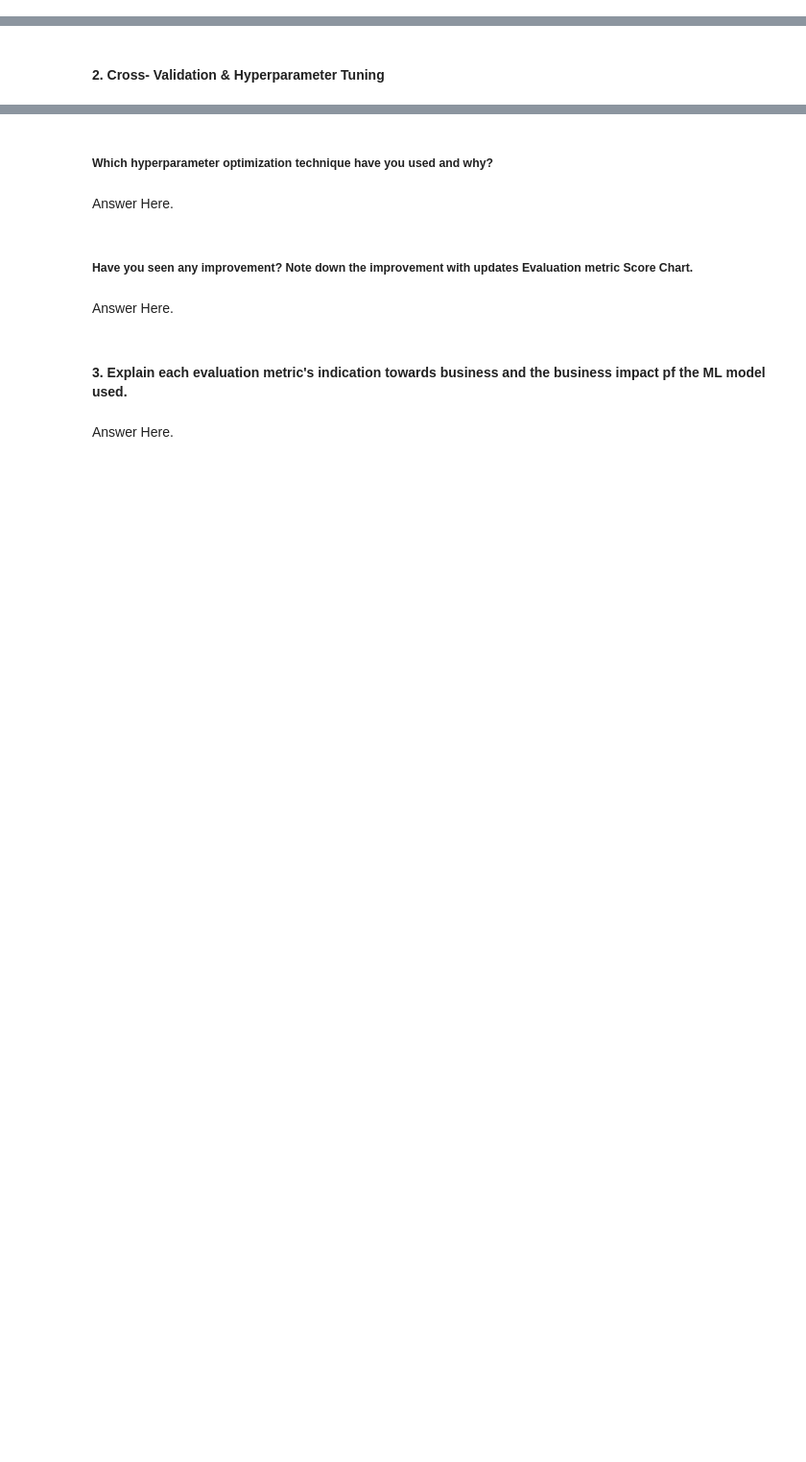
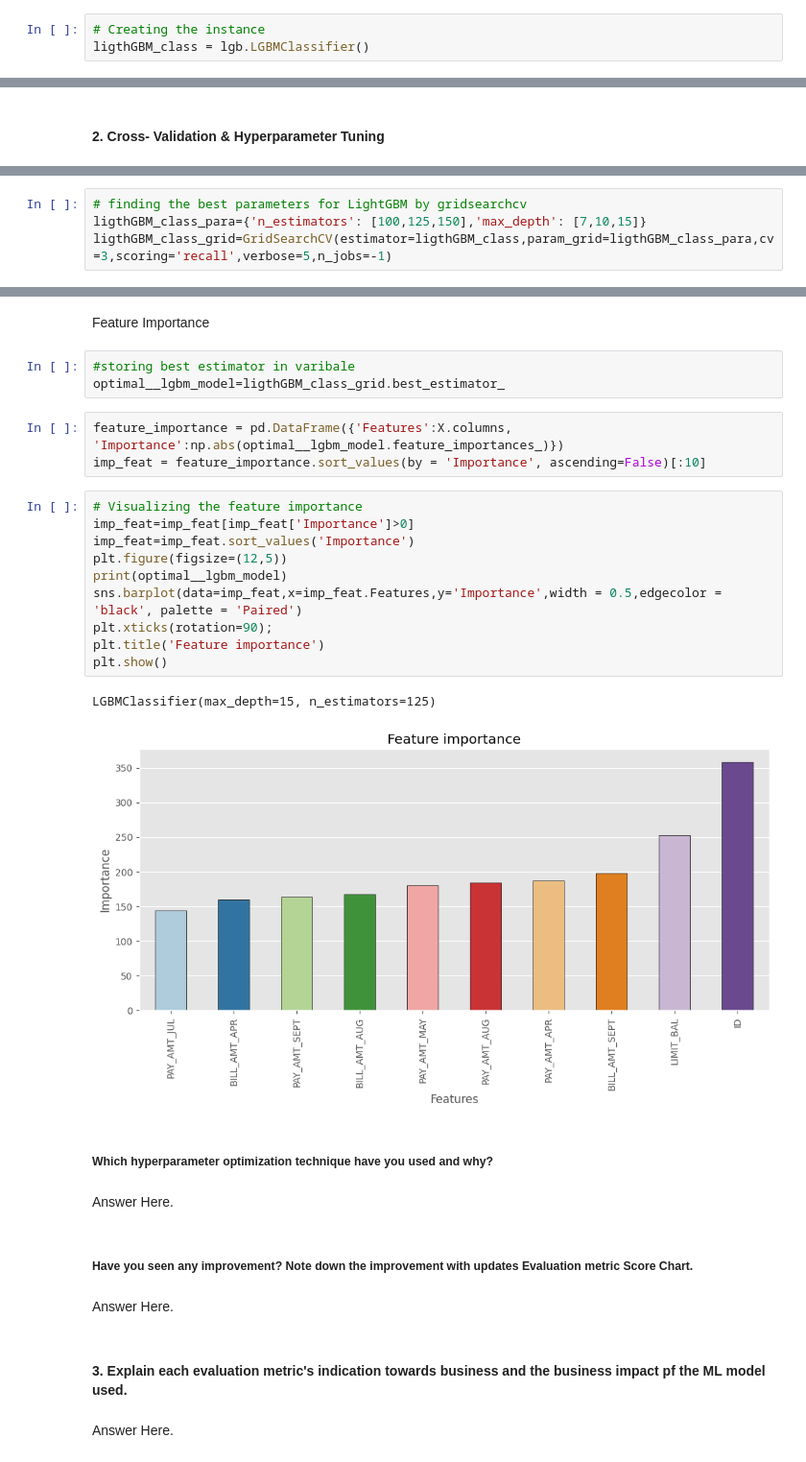
Before and after one commit to theuttammishra/Classification-Capstone, a Jupyter notebook: Credit_card_default_prediction.ipynb, the cells around one changed output, grey strips where cells are left out. Shown at 96% size. Saved outputs shown, nothing was run; the diff lists cells and outputs as text; blank space fills up the shorter version.

```diff
--- a/Credit_card_default_prediction.ipynb
+++ b/Credit_card_default_prediction.ipynb
@@ -1298,0 +1411,3 @@ SMOTE works by selecting similar samples in the feature space and creating new s
+# %%
+# Creating the instance
+ligthGBM_class = lgb.LGBMClassifier()
@@ -1328,0 +1432,4 @@ Answer Here.
+# %%
+# finding the best parameters for LightGBM by gridsearchcv
+ligthGBM_class_para={'n_estimators': [100,125,150],'max_depth': [7,10,15]}
+ligthGBM_class_grid=GridSearchCV(estimator=ligthGBM_class,param_grid=ligthGBM_class_para,cv=3,scoring='recall',verbose=5,n_jobs=-1)
@@ -1329,3 +1451,24 @@ Answer Here.
+# %% [markdown]
+Feature Importance
+# %%
+#storing best estimator in varibale
+optimal__lgbm_model=ligthGBM_class_grid.best_estimator_
+# %%
+feature_importance = pd.DataFrame({'Features':X.columns, 'Importance':np.abs(optimal__lgbm_model.feature_importances_)})
+imp_feat = feature_importance.sort_values(by = 'Importance', ascending=False)[:10]
+# %%
+# Visualizing the feature importance
+imp_feat=imp_feat[imp_feat['Importance']>0]
+imp_feat=imp_feat.sort_values('Importance')
+plt.figure(figsize=(12,5))
+print(optimal__lgbm_model)
+sns.barplot(data=imp_feat,x=imp_feat.Features,y='Importance',width = 0.5,edgecolor = 'black', palette = 'Paired')
+plt.xticks(rotation=90);
+plt.title('Feature importance')
+plt.show()
+# %% [output]
+LGBMClassifier(max_depth=15, n_estimators=125)
+[figure, added]
 # %% [markdown]
 ##### Which hyperparameter optimization technique have you used and why?
 # %% [markdown]
```
Also changed, not shown: parts of 106 cells of this notebook.
